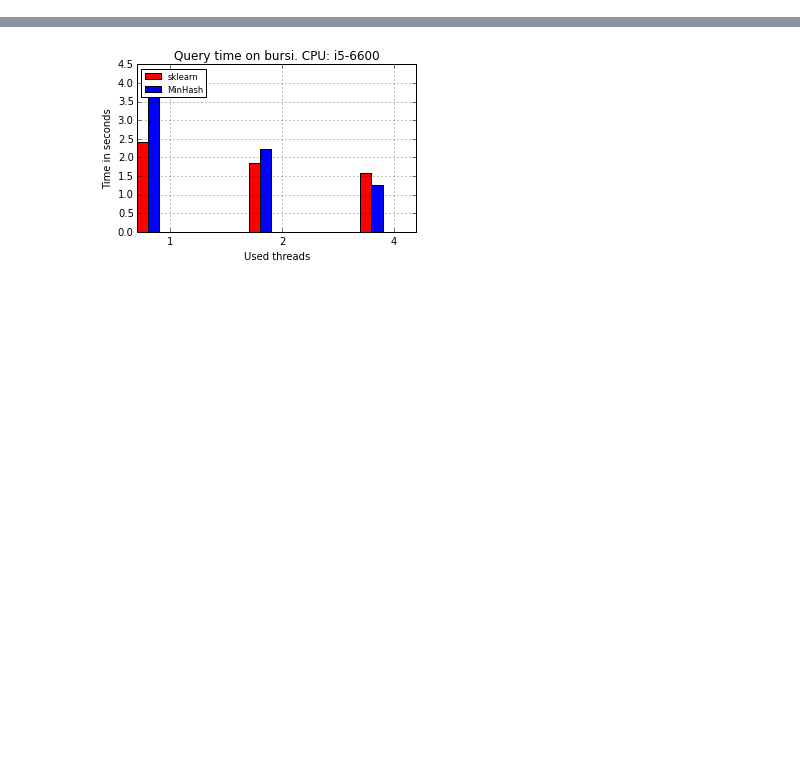
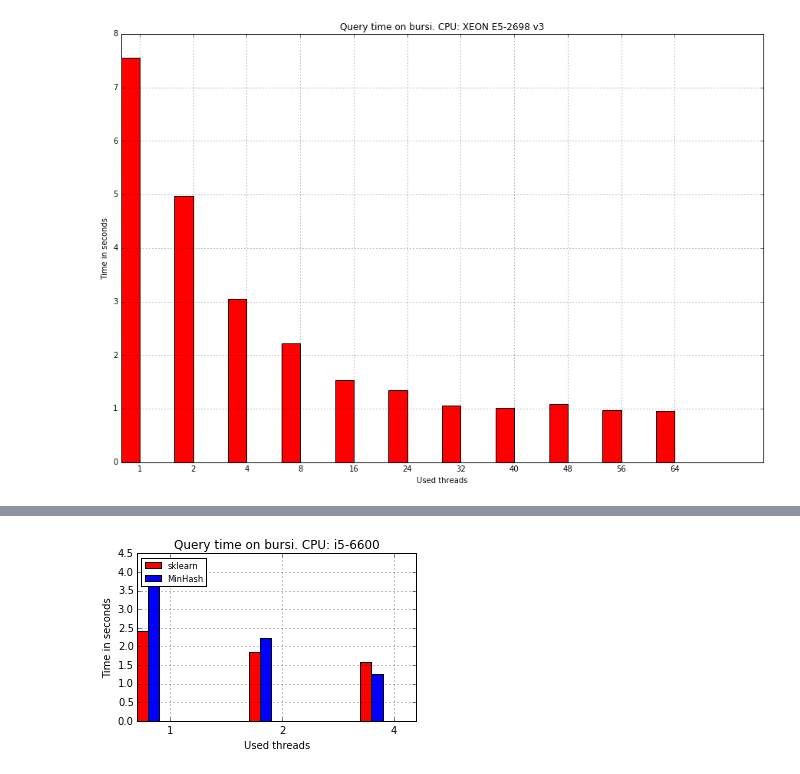
Before and after one commit to joachimwolff/sparse-neighbors-search, a Jupyter notebook: example/CPU scalability.ipynb, the cells around one changed output, grey strips where cells are left out. Cells and saved outputs as stored; diff of their text form; code cells hidden in the pictures; blank space fills up the shorter version.

```diff
--- a/example/CPU scalability.ipynb
+++ b/example/CPU scalability.ipynb
@@ -91,3 +104,12 @@ cpu_cores = [1, 2, 4, 8, 12, 16, 20, 24, 28, 32]
+# %%
+plotDataBenchmark(data=cpu_scalability_xeon[0], color=["r"],
+         label=[],
+        xticks=["1", "2", "4", "8", "16", "24", "32", "40", "48", "56", "64"],
+         ylabel="Time in seconds", number_of_instances=11, bar_width=0.35, figure_size=(15, 10),
+        xlabel="Used threads", log = False,
+         number_of_features=1, title='Query time on bursi. CPU: XEON E5-2698 v3')
+# %% [output]
+[figure, added]
 # %%
 cpu_cores = [1, 2, 4]
 cpu_scalability_i5_6600 = measureCpuScalability(datasetBursi, minHash, cpu_cores)
```
Also changed, not shown: parts of 20 cells of this notebook, 2 other files.
